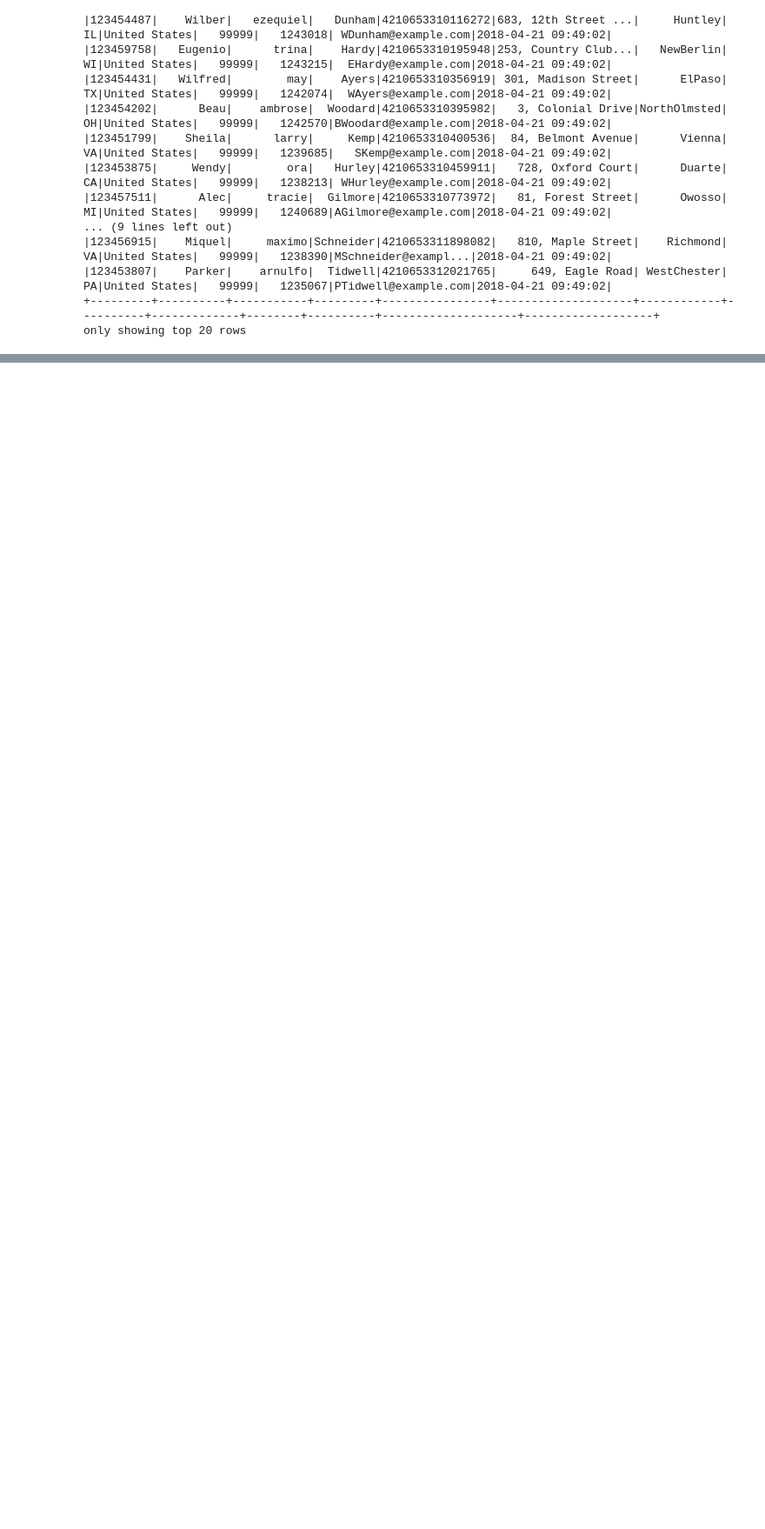
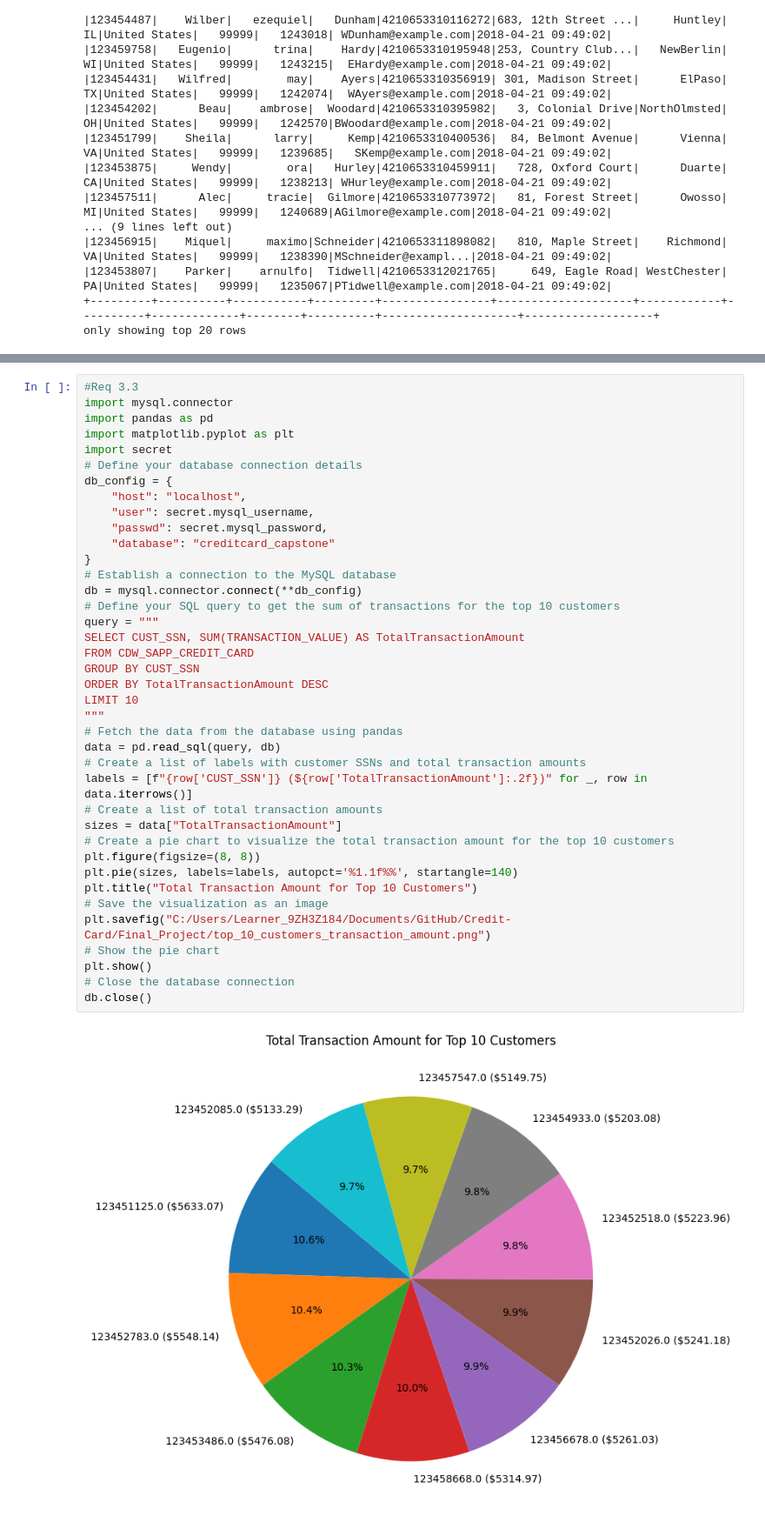
Before and after one commit to Tris2/Credit-Card, a Jupyter notebook: Final_Project/Credit_card.ipynb, the cells around one changed output, grey strips where cells are left out. Shown at 87% size. Cells and saved outputs as stored; diff of their text form; blank space fills up the shorter version.

```diff
--- a/Final_Project/Credit_card.ipynb
+++ b/Final_Project/Credit_card.ipynb
@@ -429,0 +541,41 @@ if __name__ == "__main":
+# %%
+#Req 3.3
+import mysql.connector
+import pandas as pd
+import matplotlib.pyplot as plt
+import secret
+# Define your database connection details
+db_config = {
+    "host": "localhost",
+    "user": secret.mysql_username,
+    "passwd": secret.mysql_password,
+    "database": "creditcard_capstone"
+}
+# Establish a connection to the MySQL database
+db = mysql.connector.connect(**db_config)
+# Define your SQL query to get the sum of transactions for the top 10 customers
+query = """
+SELECT CUST_SSN, SUM(TRANSACTION_VALUE) AS TotalTransactionAmount
+FROM CDW_SAPP_CREDIT_CARD
+GROUP BY CUST_SSN
+ORDER BY TotalTransactionAmount DESC
+LIMIT 10
+"""
+# Fetch the data from the database using pandas
+data = pd.read_sql(query, db)
+# Create a list of labels with customer SSNs and total transaction amounts
+labels = [f"{row['CUST_SSN']} (${row['TotalTransactionAmount']:.2f})" for _, row in data.iterrows()]
+# Create a list of total transaction amounts
+sizes = data["TotalTransactionAmount"]
+# Create a pie chart to visualize the total transaction amount for the top 10 customers
+plt.figure(figsize=(8, 8))
+plt.pie(sizes, labels=labels, autopct='%1.1f%%', startangle=140)
+plt.title("Total Transaction Amount for Top 10 Customers")
+# Save the visualization as an image
+plt.savefig("C:/Users/Learner_9ZH3Z184/Documents/GitHub/Credit-Card/Final_Project/top_10_customers_transaction_amount.png")
+# Show the pie chart
+plt.show()
+# Close the database connection
+db.close()
+# %% [output]
+[figure, added]
```
Also changed, not shown: parts of 23 cells of this notebook, 13 other files.
